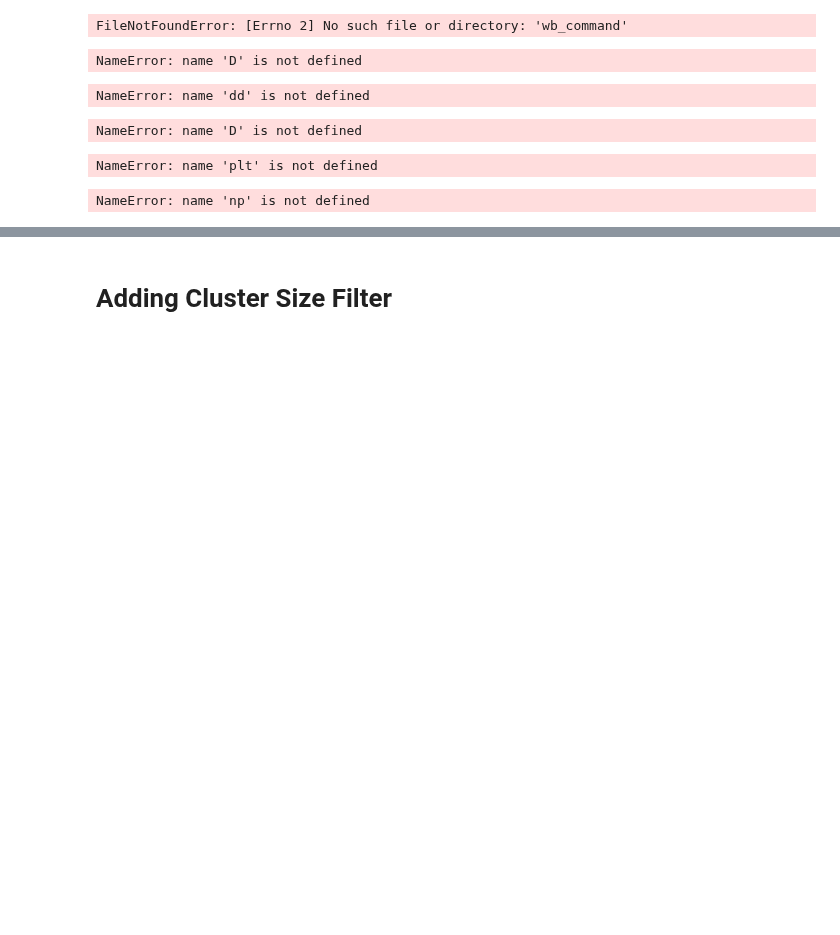
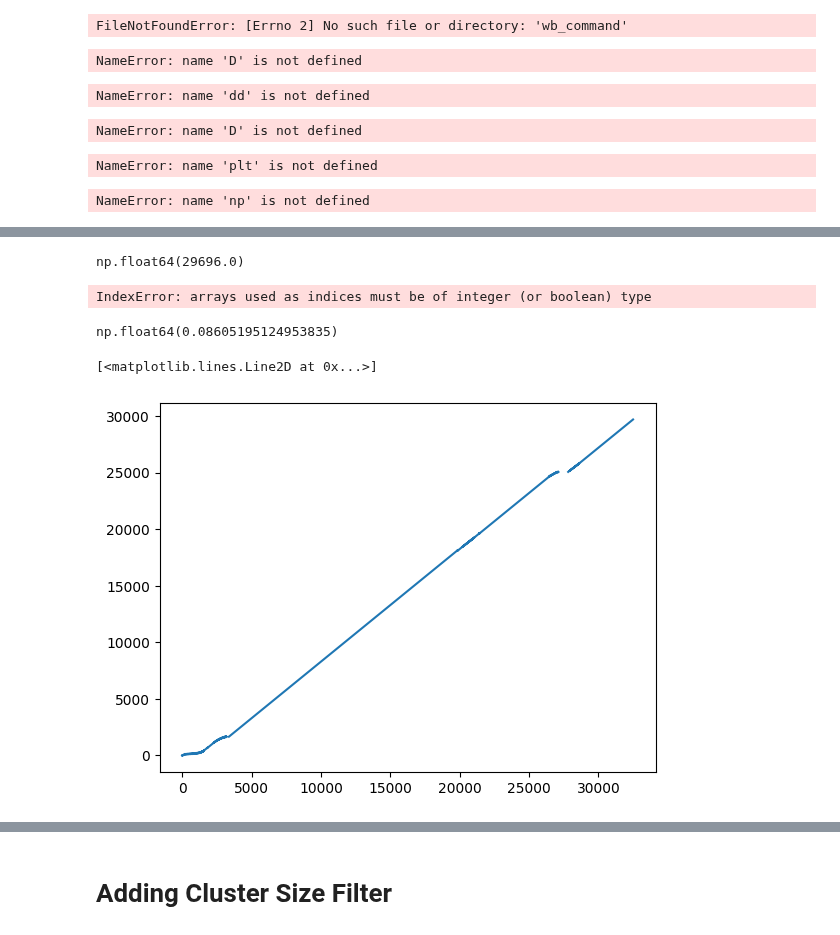
Before and after one commit to cole-khamnei/precision_mapping, a Jupyter notebook: notebooks/dev_nb.ipynb, the cells around one changed output, grey strips where cells are left out. Cells and saved outputs as stored; diff of their text form; code cells hidden in the pictures; blank space fills up the shorter version.

```diff
--- a/notebooks/dev_nb.ipynb
+++ b/notebooks/dev_nb.ipynb
@@ -104,0 +119,26 @@ pm.distances.parallel_build_sparse_geodesic_matrix(coords, triangles, max_dist=2
+# %%
+v = template_cifti.get_fdata()[0]
+# %%
+ms = pm.cifti_tools.cifti_map(None, np.arange(len(v)), template_cifti)
+# %%
+lhi = ms["left"] #.astype("int")
+rhi = ms["right"] #.astype("int")
+
+ln = 29696
+# %%
+np.nanmax(lhi) + 1
+# %% [output]
+np.float64(29696.0)
+# %%
+cs[lhi]
+# %% [output]
+IndexError: arrays used as indices must be of integer (or boolean) type
+# %%
+np.isnan(lhi).mean()
+# %% [output]
+np.float64(0.08605195124953835)
+# %%
+plt.plot(lhi)
+# %% [output]
+[<matplotlib.lines.Line2D at 0x...>]
+[figure, added]
```
Also changed, not shown: parts of 6 cells of this notebook.
